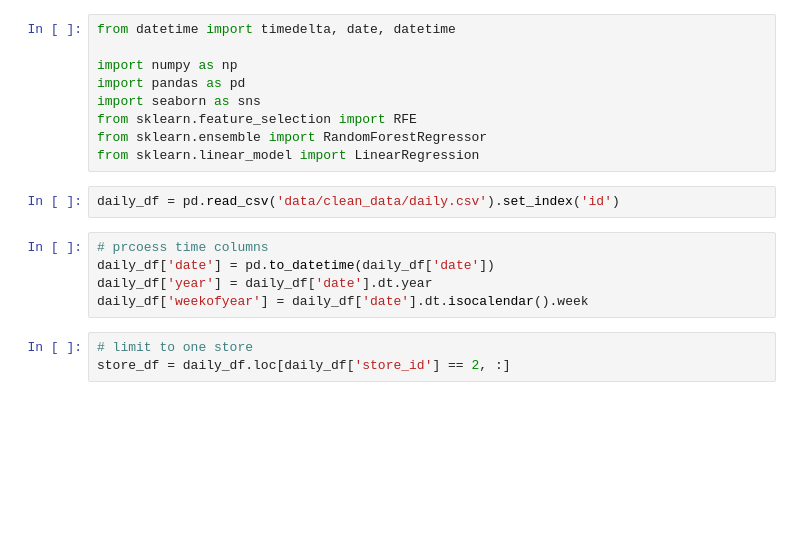
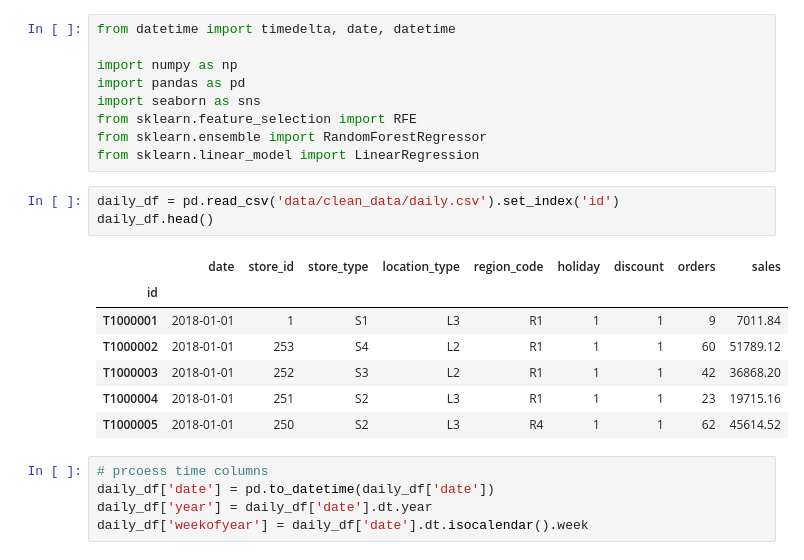
Before and after one commit to katayoonk/Sales-Forecasting, a Jupyter notebook: rf_time_series.ipynb, the cells around one changed output. Drawn from its saved outputs; the diff is of its cells as text; blank space fills up the shorter version.

```diff
--- a/rf_time_series.ipynb
+++ b/rf_time_series.ipynb
@@ -9,12 +9,18 @@ from sklearn.ensemble import RandomForestRegressor
 from sklearn.linear_model import LinearRegression
 # %%
 daily_df = pd.read_csv('data/clean_data/daily.csv').set_index('id')
+daily_df.head()
+# %% [output]
+|  | date | store_id | store_type | location_type | region_code | holiday | discount | orders | sales |
+| id |  |  |  |  |  |  |  |  |  |
+| T1000001 | 2018-01-01 | 1 | S1 | L3 | R1 | 1 | 1 | 9 | 7011.84 |
+| T1000002 | 2018-01-01 | 253 | S4 | L2 | R1 | 1 | 1 | 60 | 51789.12 |
+| T1000003 | 2018-01-01 | 252 | S3 | L2 | R1 | 1 | 1 | 42 | 36868.20 |
+| T1000004 | 2018-01-01 | 251 | S2 | L3 | R1 | 1 | 1 | 23 | 19715.16 |
+| T1000005 | 2018-01-01 | 250 | S2 | L3 | R4 | 1 | 1 | 62 | 45614.52 |
 # %%
 # prcoess time columns
 daily_df['date'] = pd.to_datetime(daily_df['date'])
 daily_df['year'] = daily_df['date'].dt.year
 daily_df['weekofyear'] = daily_df['date'].dt.isocalendar().week
-# %%
-# limit to one store
-store_df = daily_df.loc[daily_df['store_id'] == 2, :]
 # %%
```
Also changed, not shown: parts of 10 cells of this notebook.
